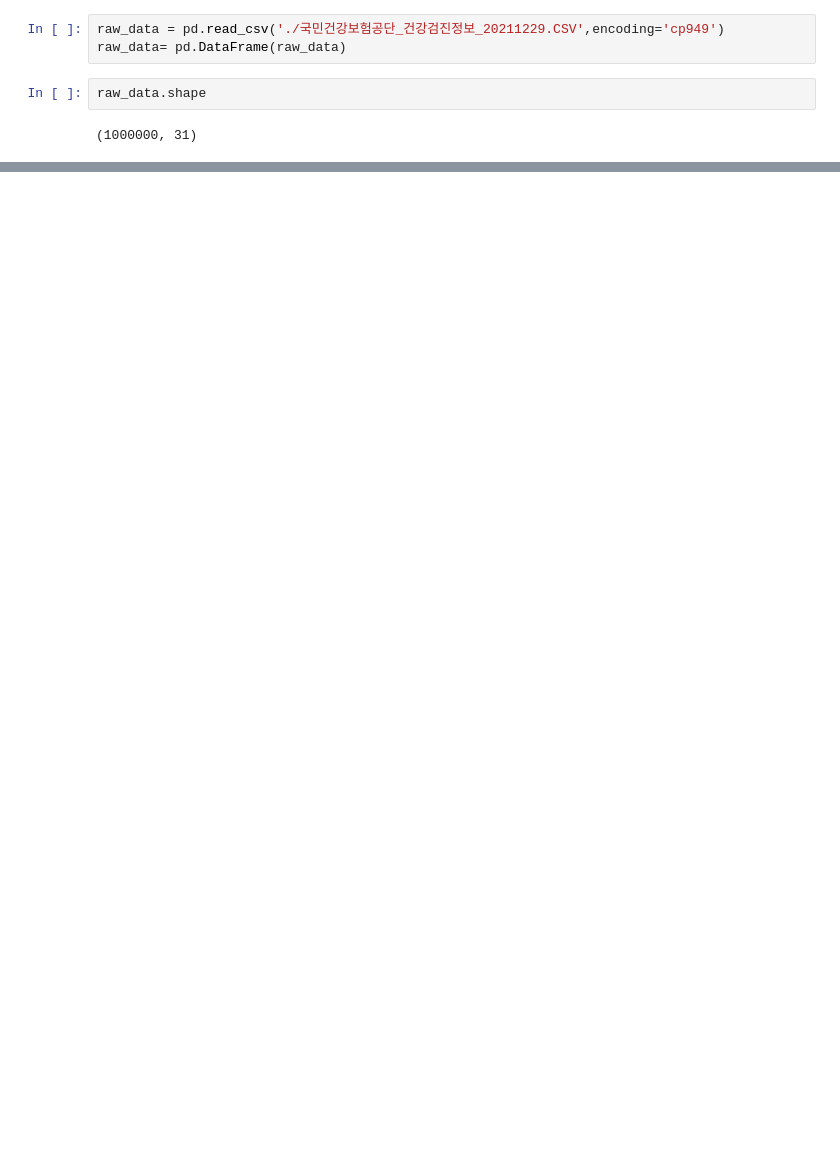
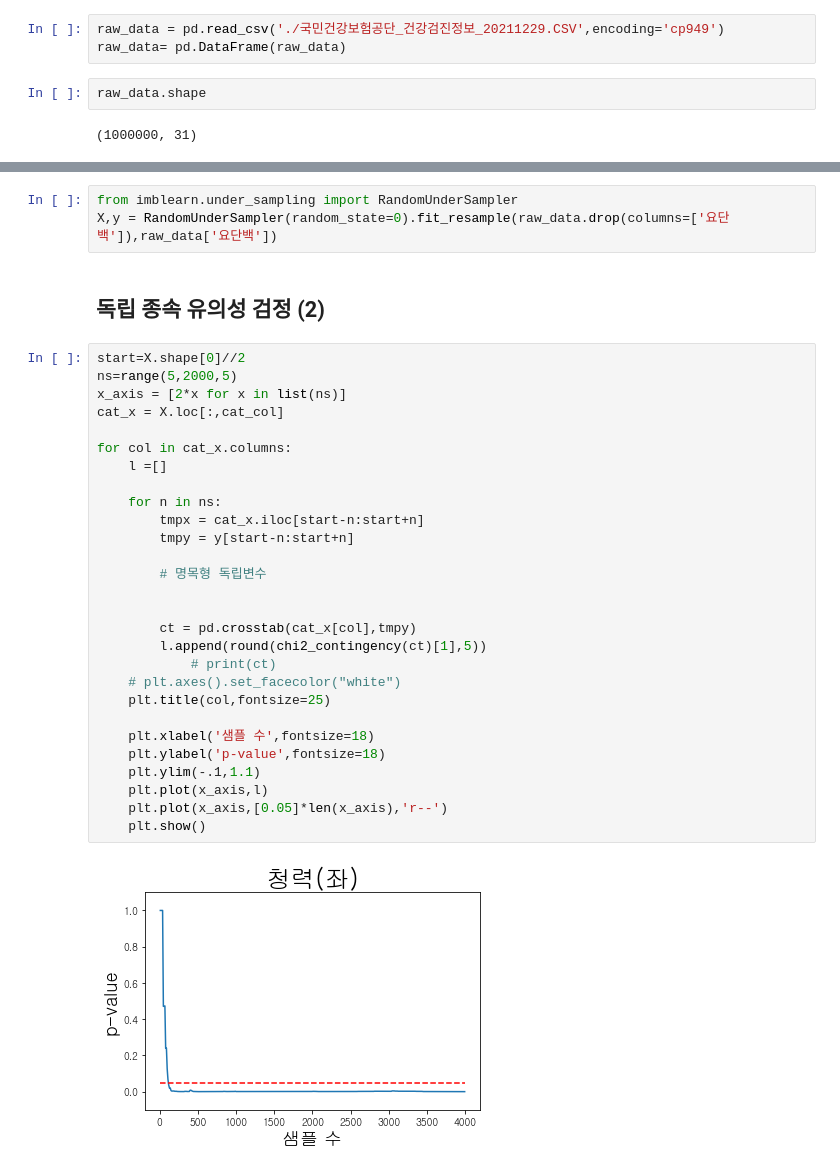
Before and after one commit to Geonjae-Joo/----, a Jupyter notebook: p3/p3_2.ipynb, the cells around one changed output, grey strips where cells are left out. Saved outputs shown, nothing was run; the diff lists cells and outputs as text; blank space fills up the shorter version.

```diff
--- a/p3/p3_2.ipynb
+++ b/p3/p3_2.ipynb
@@ -106,0 +226,35 @@ Name: 요단백, dtype: int64
+# %%
+from imblearn.under_sampling import RandomUnderSampler
+X,y = RandomUnderSampler(random_state=0).fit_resample(raw_data.drop(columns=['요단백']),raw_data['요단백'])
+# %% [markdown]
+## 독립 종속 유의성 검정 (2)
+# %%
+start=X.shape[0]//2
+ns=range(5,2000,5)
+x_axis = [2*x for x in list(ns)]
+cat_x = X.loc[:,cat_col]
+
+for col in cat_x.columns:
+    l =[]
+
+    for n in ns:
+        tmpx = cat_x.iloc[start-n:start+n]
+        tmpy = y[start-n:start+n]
+
+        # 명목형 독립변수
+
+
+        ct = pd.crosstab(cat_x[col],tmpy)
+        l.append(round(chi2_contingency(ct)[1],5))
+            # print(ct)
+    # plt.axes().set_facecolor("white")
+    plt.title(col,fontsize=25)
+
+    plt.xlabel('샘플 수',fontsize=18)
+    plt.ylabel('p-value',fontsize=18)
+    plt.ylim(-.1,1.1)
+    plt.plot(x_axis,l)
+    plt.plot(x_axis,[0.05]*len(x_axis),'r--')
+    plt.show()
+# %% [output]
+[figure, added]
```
Also changed, not shown: parts of 40 cells of this notebook, 12 other files.
